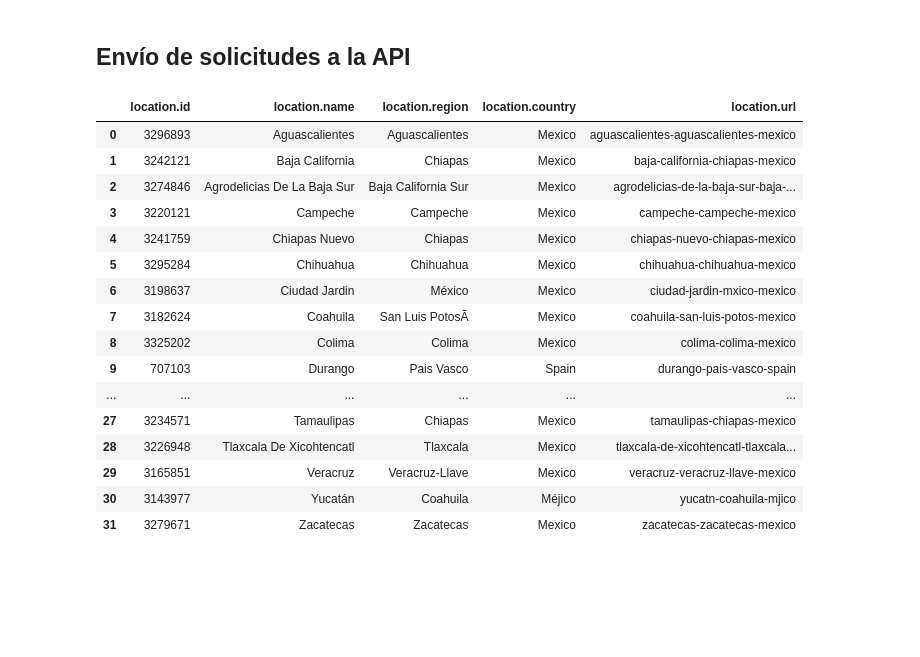
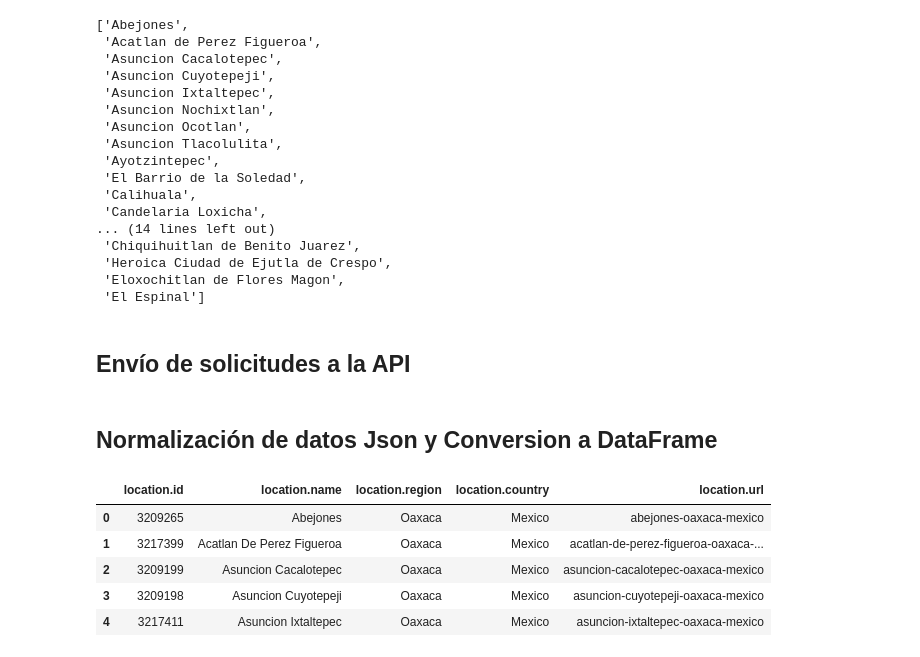
Before and after one commit to cosijoeza/semestre-1, a Jupyter notebook: applied-project/projects/weather/main.ipynb, the cells around one changed output. Drawn from its saved outputs; the diff is of its cells as text; code cells hidden in the pictures; blank space fills up the shorter version.

Commit message:
oax api data working

```diff
--- a/applied-project/projects/weather/main.ipynb
+++ b/applied-project/projects/weather/main.ipynb
@@ -21,13 +23,13 @@ driver.get(
 time.sleep(5)
 
 # Read and save information
-oax_states = []
+oax_municipalities = []
 for i in range(1, 571):
     state = driver.find_element(
         By.XPATH, "//*[@id='keywords2']/tbody/tr[" + str(i) + "]/td[2]"
     )
     # Save and clean string
-    oax_states.append(unidecode(state.text))
+    oax_municipalities.append(unidecode(state.text))
 
 # Close the browser
 driver.quit()
@@ -115,10 +36,31 @@ len(locations)
+# %%
+municipalities = oax_municipalities[0:30]
+municipalities
+# %% [output]
+['Abejones',
+ 'Acatlan de Perez Figueroa',
+ 'Asuncion Cacalotepec',
+ 'Asuncion Cuyotepeji',
+ 'Asuncion Ixtaltepec',
+ 'Asuncion Nochixtlan',
+ 'Asuncion Ocotlan',
+ 'Asuncion Tlacolulita',
+ 'Ayotzintepec',
+ 'El Barrio de la Soledad',
+ 'Calihuala',
+ 'Candelaria Loxicha',
+... (14 lines left out)
+ 'Chiquihuitlan de Benito Juarez',
+ 'Heroica Ciudad de Ejutla de Crespo',
+ 'Eloxochitlan de Flores Magon',
+ 'El Espinal']
 # %% [markdown]
 ## Envío de solicitudes a la API
 # %%
-def getApiData(endpoint, payload, locations, getFirst):
+def getApiDataOax(endpoint, payload, municipalities, getFirst):
     data_collected = []
-    for location in locations:
-        payload["q"] = location
+    for municipality in municipalities:
+        payload["q"] = "'name':'" + municipality + "','region':'oaxaca'"
         try:
             time.sleep(5)
             r = requests.get(url=endpoint, params=payload)
@@ -139,8 +79,11 @@ r = requests.get(url=endpoint, params=payload)
 # %%
 search = "/search.json"
 # %%
-data_search = getApiData(
-    endpoint=endpoint + search, payload=payload, locations=locations, getFirst=True
+data_search_oax = getApiDataOax(
+    endpoint=endpoint + search,
+    payload=payload,
+    municipalities=municipalities,
+    getFirst=True,
 )
 # %%
 current = "/current.json"
@@ -156,25 +105,17 @@ data_astronomy = getApiData(
 )
+# %% [markdown]
+## Normalización de datos Json y Conversion a DataFrame
 # %%
-normalized_data_search = pd.json_normalize(data_search)
-df_search_temp = pd.DataFrame.from_dict(normalized_data_search).add_prefix("location.")
+
+normalized_data_search_oax = pd.json_normalize(data_search_oax)
+df_search_temp = pd.DataFrame.from_dict(normalized_data_search_oax).add_prefix("location.")
 df_search = df_search_temp.drop(["location.lat", "location.lon"], axis=1)
-df_search
+df_search.head()
 # %% [output]
 |  | location.id | location.name | location.region | location.country | location.url |
-| 0 | 3296893 | Aguascalientes | Aguascalientes | Mexico | aguascalientes-aguascalientes-mexico |
-| 1 | 3242121 | Baja California | Chiapas | Mexico | baja-california-chiapas-mexico |
-| 2 | 3274846 | Agrodelicias De La Baja Sur | Baja California Sur | Mexico | agrodelicias-de-la-baja-sur-baja-... |
-| 3 | 3220121 | Campeche | Campeche | Mexico | campeche-campeche-mexico |
-| 4 | 3241759 | Chiapas Nuevo | Chiapas | Mexico | chiapas-nuevo-chiapas-mexico |
-| 5 | 3295284 | Chihuahua | Chihuahua | Mexico | chihuahua-chihuahua-mexico |
-| 6 | 3198637 | Ciudad Jardin | México | Mexico | ciudad-jardin-mxico-mexico |
-| 7 | 3182624 | Coahuila | San Luis PotosÃ­ | Mexico | coahuila-san-luis-potos-mexico |
-| 8 | 3325202 | Colima | Colima | Mexico | colima-colima-mexico |
-| 9 | 707103 | Durango | Pais Vasco | Spain | durango-pais-vasco-spain |
-| ... | ... | ... | ... | ... | ... |
-| 27 | 3234571 | Tamaulipas | Chiapas | Mexico | tamaulipas-chiapas-mexico |
-| 28 | 3226948 | Tlaxcala De Xicohtencatl | Tlaxcala | Mexico | tlaxcala-de-xicohtencatl-tlaxcala... |
-| 29 | 3165851 | Veracruz | Veracruz-Llave | Mexico | veracruz-veracruz-llave-mexico |
-| 30 | 3143977 | Yucatán | Coahuila | Méjico | yucatn-coahuila-mjico |
-| 31 | 3279671 | Zacatecas | Zacatecas | Mexico | zacatecas-zacatecas-mexico |
+| 0 | 3209265 | Abejones | Oaxaca | Mexico | abejones-oaxaca-mexico |
+| 1 | 3217399 | Acatlan De Perez Figueroa | Oaxaca | Mexico | acatlan-de-perez-figueroa-oaxaca-... |
+| 2 | 3209199 | Asuncion Cacalotepec | Oaxaca | Mexico | asuncion-cacalotepec-oaxaca-mexico |
+| 3 | 3209198 | Asuncion Cuyotepeji | Oaxaca | Mexico | asuncion-cuyotepeji-oaxaca-mexico |
+| 4 | 3217411 | Asuncion Ixtaltepec | Oaxaca | Mexico | asuncion-ixtaltepec-oaxaca-mexico |
 # %%
```
Also changed, not shown: parts of 17 cells of this notebook.
